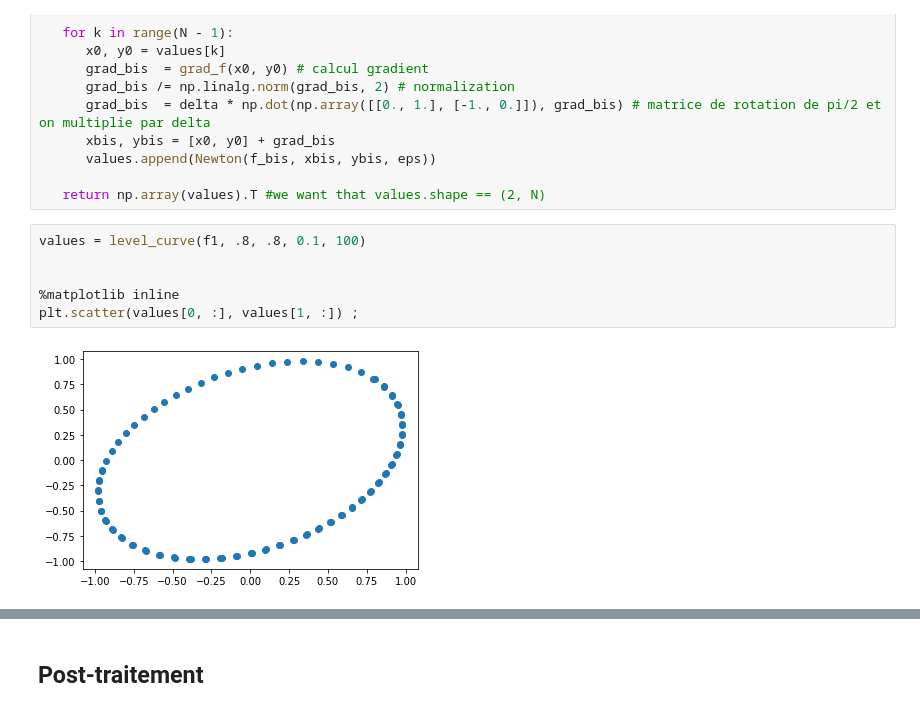
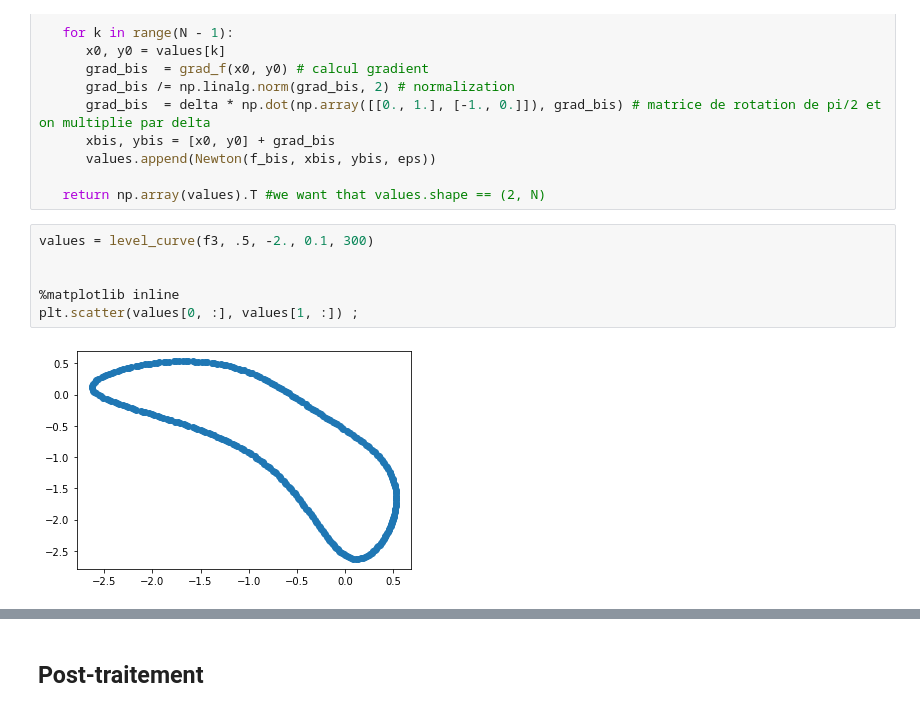
Before and after one commit to plgstalter/gstalter_freyther_ue11, a Jupyter notebook: gstalter_freyther.ipynb, the cells around one changed output, grey strips where cells are left out. Drawn from its saved outputs; the diff is of its cells as text.

```diff
--- a/gstalter_freyther.ipynb
+++ b/gstalter_freyther.ipynb
@@ -360,13 +360,13 @@ def level_curve(f, x0, y0, delta=0.1, N=100, eps=eps):
 
    return np.array(values).T #we want that values.shape == (2, N)
 # %%
-values = level_curve(f1, .8, .8, 0.1, 100)
+values = level_curve(f3, .5, -2., 0.1, 300)
 
 
 %matplotlib inline
 plt.scatter(values[0, :], values[1, :]) ;
 # %% [output]
-[figure, old version]
+[figure, new version]
 # %%
 def better_level_curve(f, x0, y0, delta = 0.1, eps = eps):
     values = [[x0, y0]]
```
Also changed, not shown: parts of 3 cells of this notebook.
